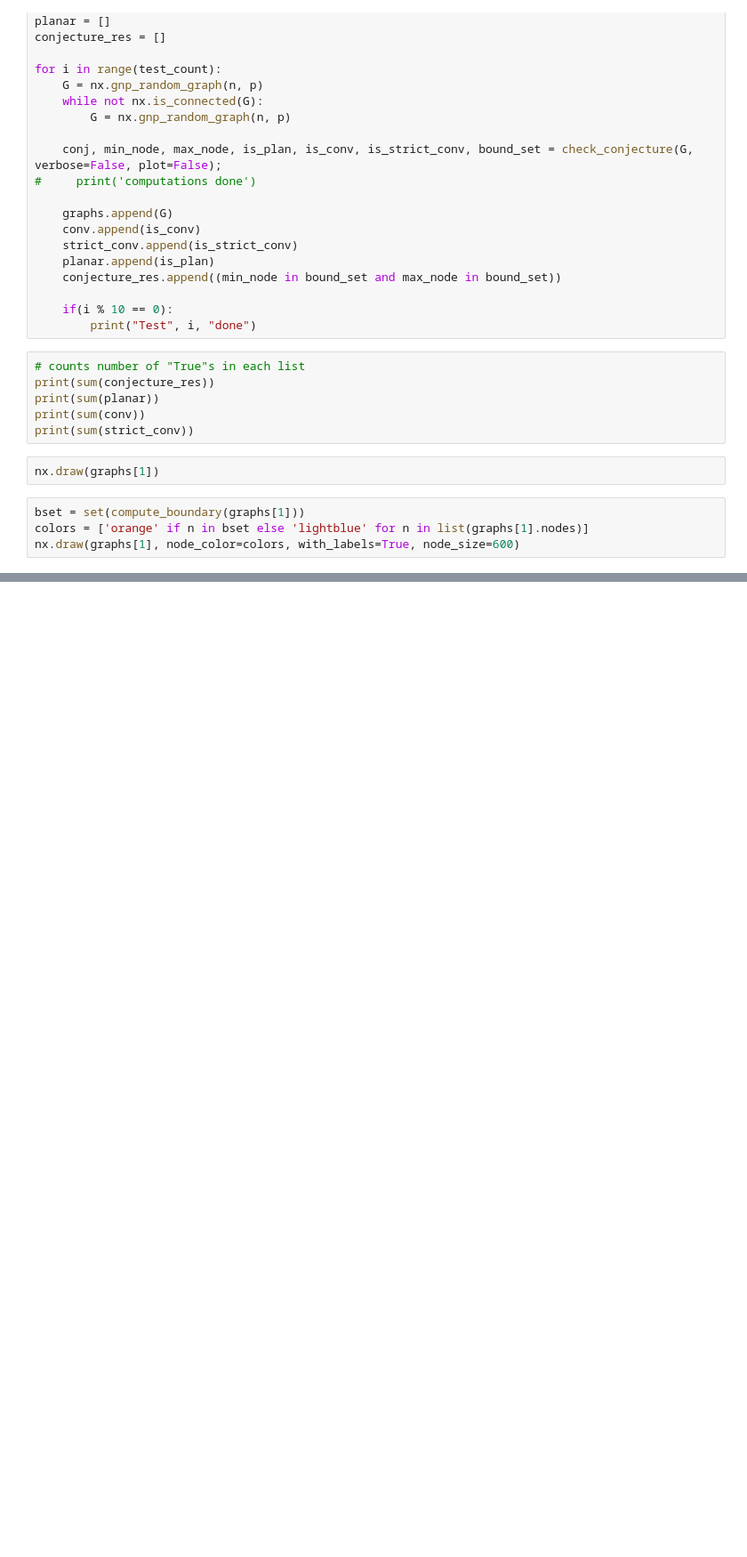
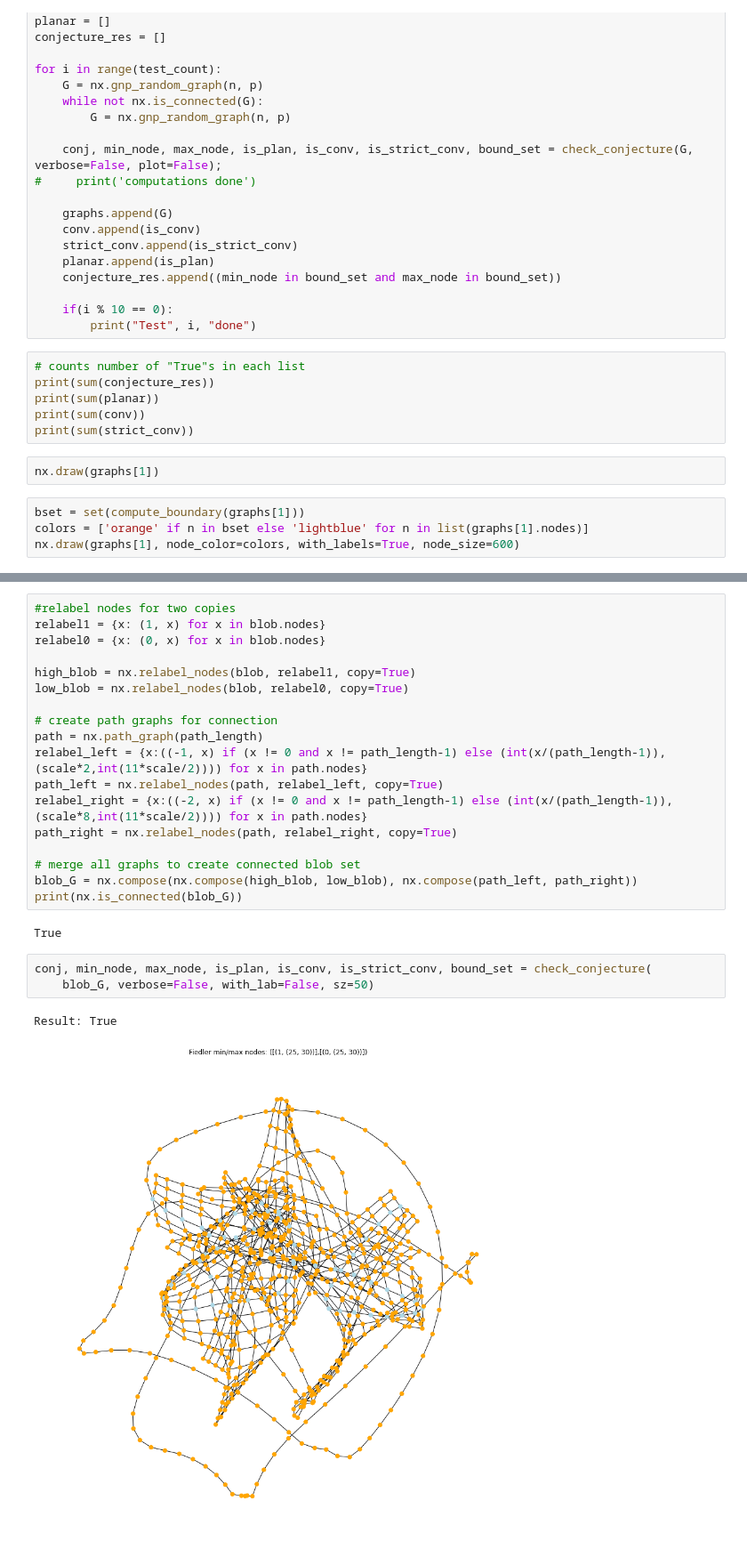
Before and after one commit to amaheshwari25/graph-hotspots, a Jupyter notebook: GraphHotSpots_Experiments.ipynb, the cells around one changed output, grey strips where cells are left out. Shown at 89% size. Cells and saved outputs as stored; diff of their text form; blank space fills up the shorter version.

```diff
--- a/GraphHotSpots_Experiments.ipynb
+++ b/GraphHotSpots_Experiments.ipynb
@@ -734,0 +802,26 @@ nx.draw(graphs[1], node_color=colors, with_labels=True, node_size=600)
+# %%
+#relabel nodes for two copies
+relabel1 = {x: (1, x) for x in blob.nodes}
+relabel0 = {x: (0, x) for x in blob.nodes}
+
+high_blob = nx.relabel_nodes(blob, relabel1, copy=True)
+low_blob = nx.relabel_nodes(blob, relabel0, copy=True)
+
+# create path graphs for connection
+path = nx.path_graph(path_length)
+relabel_left = {x:((-1, x) if (x != 0 and x != path_length-1) else (int(x/(path_length-1)), (scale*2,int(11*scale/2)))) for x in path.nodes}
+path_left = nx.relabel_nodes(path, relabel_left, copy=True)
+relabel_right = {x:((-2, x) if (x != 0 and x != path_length-1) else (int(x/(path_length-1)), (scale*8,int(11*scale/2)))) for x in path.nodes}
+path_right = nx.relabel_nodes(path, relabel_right, copy=True)
+
+# merge all graphs to create connected blob set
+blob_G = nx.compose(nx.compose(high_blob, low_blob), nx.compose(path_left, path_right))
+print(nx.is_connected(blob_G))
+# %% [output]
+True
+# %%
+conj, min_node, max_node, is_plan, is_conv, is_strict_conv, bound_set = check_conjecture(
+    blob_G, verbose=False, with_lab=False, sz=50)
+# %% [output]
+Result: True
+[figure, added]
```
Also changed, not shown: parts of 24 cells of this notebook, 1 other file.
